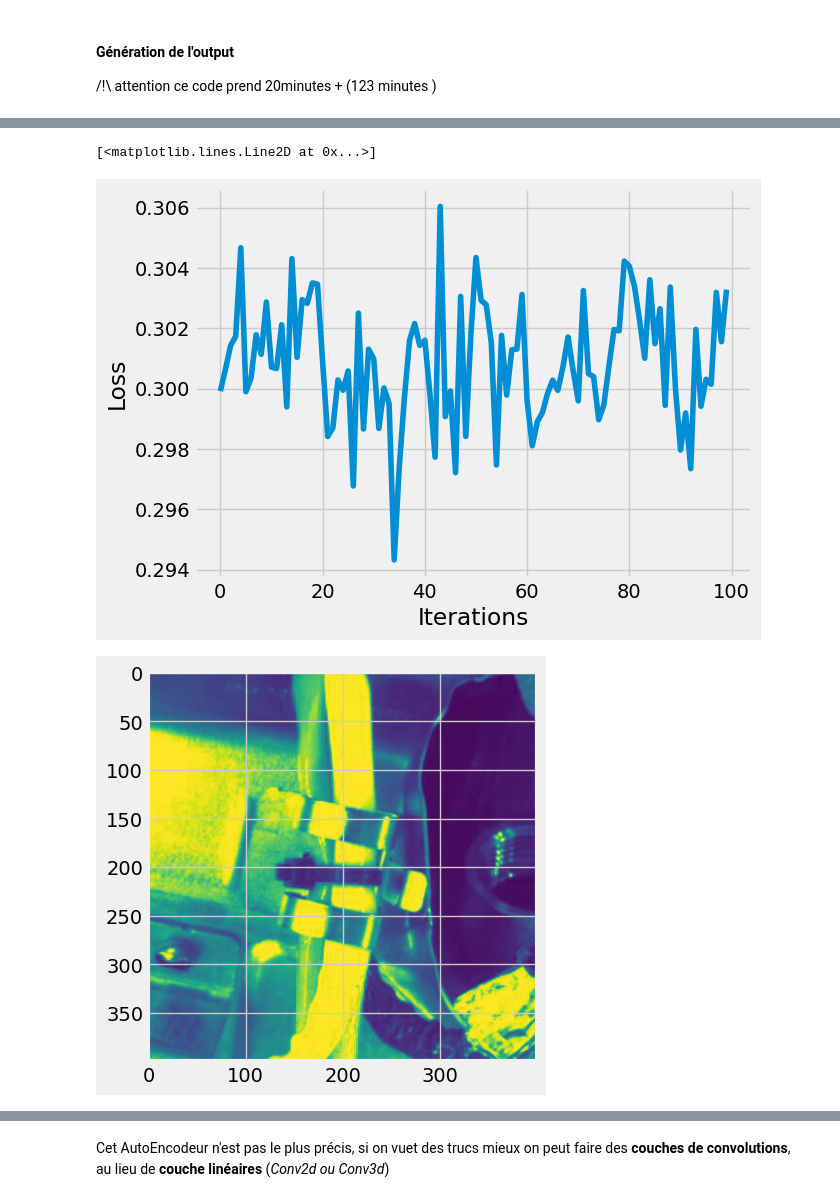
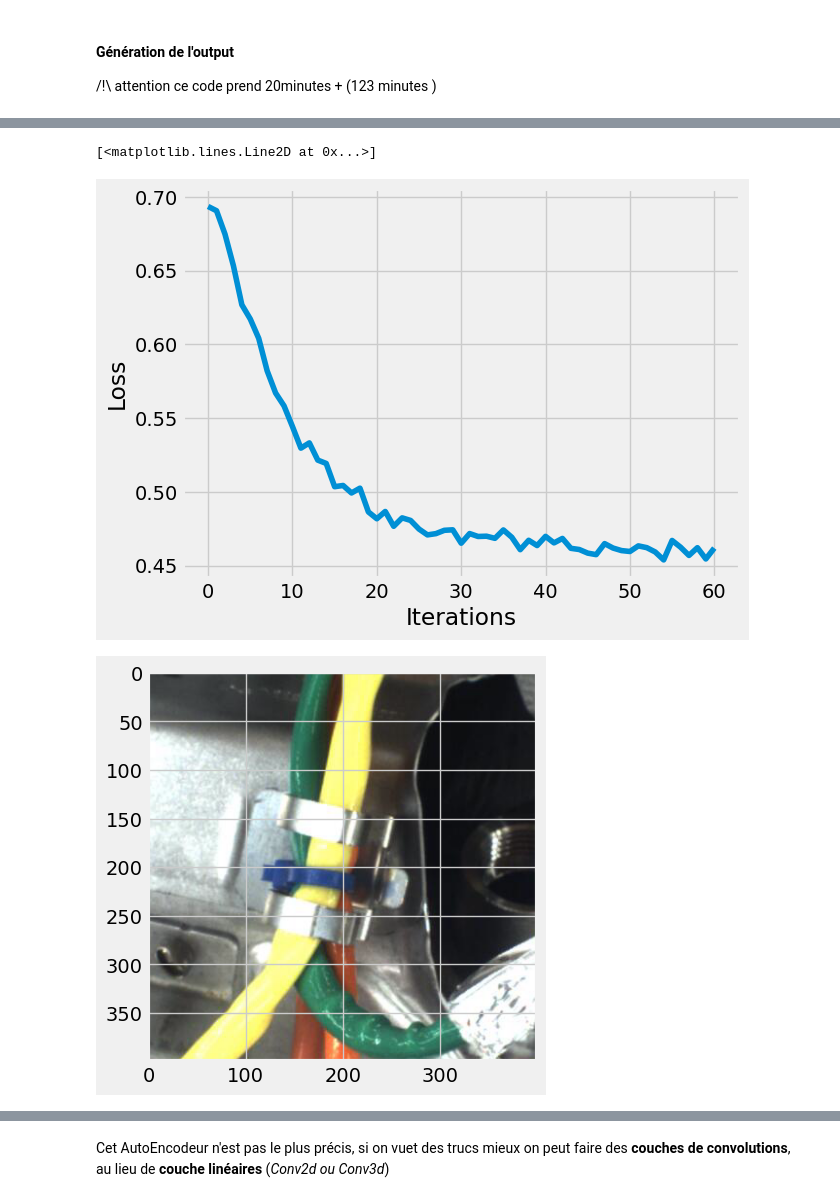
Before and after one commit to PommeDev/Detection-d-anomalies, a Jupyter notebook: AutoEncodeur_notebook.ipynb, the cells around one changed output, grey strips where cells are left out. Drawn from its saved outputs; the diff is of its cells as text; code cells hidden in the pictures.

```diff
--- a/AutoEncodeur_notebook.ipynb
+++ b/AutoEncodeur_notebook.ipynb
@@ -218,29 +232,52 @@ optimizer = torch.optim.Adam(model.parameters(),lr = 1e-1, weight_decay=1e-8)
 
 /!\\ attention ce code prend 20minutes + (123 minutes )
 # %%
-epochs = 20
+import numpy as np
+
+epochs = 61
 outputs = []
 losses = []
+
+
 for epoch in range(epochs):
     for (image, _) in loader: #Pour tester en batch, loader est l'itérateur du jeu de données
+      image=image.to("cuda")
+      # Reshaping the image to (-1, 784)
+      #image = image.reshape(-1, 3*400*400)
 
-      # Reshaping the image to (-1, 784)
-      #image = image.reshape(-1, 400*400)
+      optimizer.zero_grad()
 
       # Output of Autoencoder
       reconstructed = model(image) #On calcul l'image génerer par le réseau
 
       # Calculating the loss function
       loss = fonction_perte(reconstructed, image)
+      #print(loss)
 
       # The gradients are set to zero,
       # the gradient is computed and stored.
       # .step() performs parameter update
       # On fait la rétropropagation du gradient
-      optimizer.zero_grad()
       loss.backward()
       optimizer.step()
 
       # Storing the losses in a list for plotting
-      losses.append(loss)
-    outputs.append((epochs, image, reconstructed))
+    losses.append(loss.item())
+
+    if epoch %10 == 0:
+      print("Epoch : " + str(epoch) + "-> "+ str(losses[-1]))
+
+      plt.subplot(1,2,1)
+      image = image[-1].reshape(3,400,400).permute(1, 2, 0)
+      plt.imshow(image.cpu().numpy())
+      plt.title("Entree")
+
+      item= reconstructed[-1].reshape(3, 400, 400).permute(1, 2, 0)
+      item = item.cpu().detach().numpy()
+      plt.subplot(1,2,2)
+      plt.title("Sortie")
+      plt.imshow(item)
+
+      plt.show()
+
+    #print(loss.item())
@@ -254,22 +306,23 @@ plt.ylabel('Loss')
 
 losses2 = []
 for i in losses:
-    losses2.append(i.detach().numpy())
+    #losses2.append(i.detach().cpu().numpy())
+    pass
 
 # Plotting the last 100 values
-plt.plot(losses2[-100:])
+plt.plot(losses[-100:])
 # %% [output]
 [<matplotlib.lines.Line2D at 0x...>]
-[figure, old version]
+[figure, new version]
 # %%
 #pour afficher les 2 premiere image, à gauche c'elle donnée initialement, à droite c'elle généré par le réseau.
 for i, item in enumerate(image):
 
   # Reshape the array for plotting
-  item = item.reshape(-1, 400, 400)
-  plt.imshow(item[0])
+  item = item.reshape(3,400,400).permute(1, 2, 0)
+  plt.imshow(item.cpu().numpy())
 # %% [output]
-[figure, old version]
+[figure, new version]
 # %%
 
 for i, item in enumerate(reconstructed):
```
Also changed, not shown: parts of 9 cells of this notebook.
